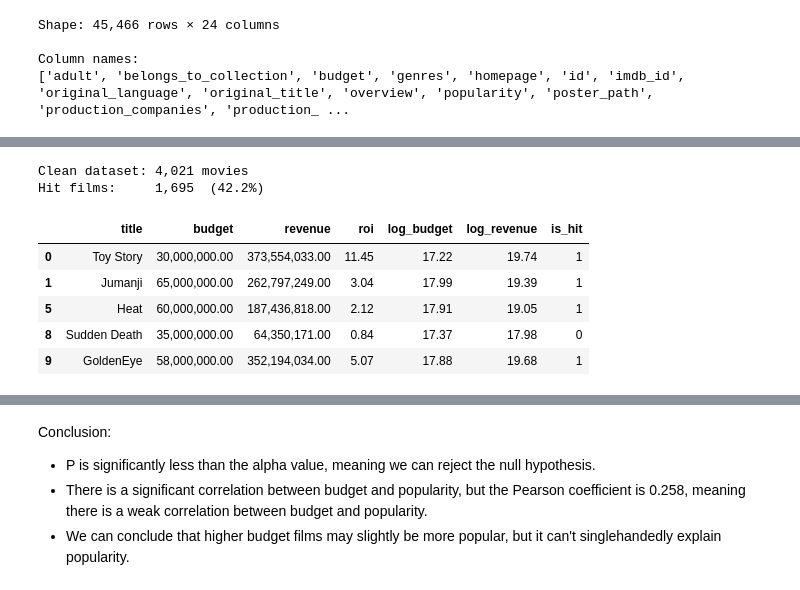
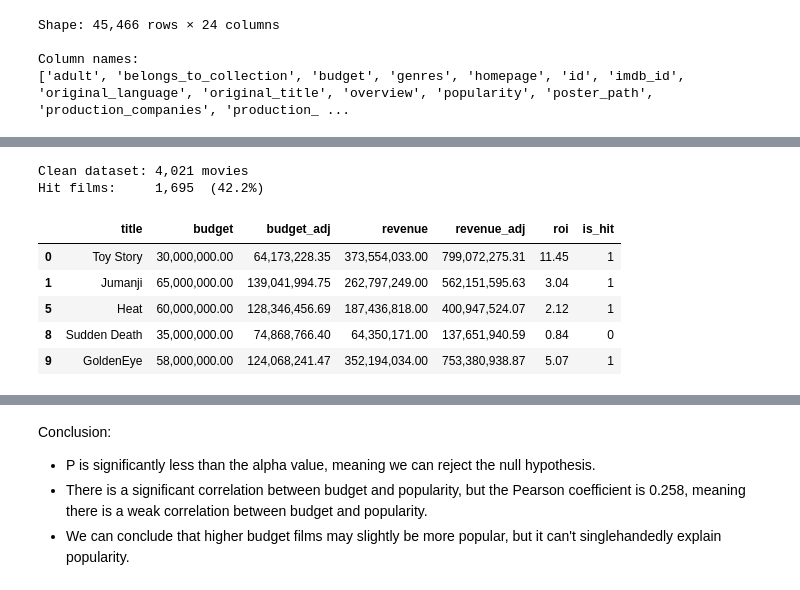
Before and after one commit to DheebhanJeganathan06/CMSC320-Final-Project, a Jupyter notebook: cmsc_320_final_project_checkpoint_2.ipynb, the cells around one changed output, grey strips where cells are left out. Cells and saved outputs as stored; diff of their text form; code cells hidden in the pictures.

```diff
--- a/cmsc_320_final_project_checkpoint_2.ipynb
+++ b/cmsc_320_final_project_checkpoint_2.ipynb
@@ -165,5 +254,5 @@ Parsed columns created.
 # %%
-# Convert to numeric — coerce bad strings to NaN
+# Converting numeric columns to integers/floats, coercing errors to NaN for later handling
 numeric_cols = ['budget', 'revenue', 'runtime', 'vote_average',
                 'vote_count', 'popularity']
 
@@ -176,9 +265,13 @@ df['release_year']  = df['release_date'].dt.year
 df['release_month'] = df['release_date'].dt.month
 df['release_dow']   = df['release_date'].dt.dayofweek   # 0=Mon … 6=Sun
 
-# Boolean: is the film released in the traditional summer window?
-df['is_summer'] = df['release_month'].isin([5, 6, 7, 8])
+# Inflation-adjusted budget and revenue (2026 ($USD))
+df['budget_adj']  = df.apply(
+    lambda row: adjust_for_inflation(row['budget'],  row['release_year']), axis=1)
+df['revenue_adj'] = df.apply(
+    lambda row: adjust_for_inflation(row['revenue'], row['release_year']), axis=1)
 
-print('Numeric parsing complete.')
-df[['title', 'budget', 'revenue', 'runtime', 'release_year', 'is_summer']].head()
+print('Numeric parsing + inflation adjustment complete.')
+df[['title', 'release_year', 'budget', 'budget_adj', 'revenue', 'revenue_adj',
+    'runtime']].head()
 # %% [output]
@@ -192,37 +285,40 @@ Numeric parsing complete.
 # %%
-# clean dataset (post-parsing) example data
-
+# clean dataset creation
 df_clean = df[
     (df['budget']       >  1_000) &
     (df['revenue']      >  1_000) &
     (df['vote_count']   >= 50)    &
     (df['release_year'] >= 1980)  &
     (df['release_year'] <= 2017)
 ].copy()
 
-# Derived financial metrics
+# financial metrics derivation
 df_clean['roi']         = (df_clean['revenue'] - df_clean['budget']) / df_clean['budget']
 df_clean['log_revenue'] = np.log1p(df_clean['revenue'])
 df_clean['log_budget']  = np.log1p(df_clean['budget'])
 df_clean['profit']      = df_clean['revenue'] - df_clean['budget']
 
-# Binary "hit" label (used in Checkpoint 3 ML) — profitable AND well-rated
+# inflation-adjusted budget and revenue columns added to clean df
+df_clean['budget_adj']  = df.loc[df_clean.index, 'budget_adj']
+df_clean['revenue_adj'] = df.loc[df_clean.index, 'revenue_adj']
+
+# Binary "hit" label (we might incorporate this as part of our Checkpoint #3 solution w/ ML Linear Regressions)
 df_clean['is_hit'] = (
     (df_clean['roi'] > 0) &
     (df_clean['vote_average'] >= df_clean['vote_average'].median())
 ).astype(int)
 
 print(f'Clean dataset: {df_clean.shape[0]:,} movies')
 print(f'Hit films:     {df_clean["is_hit"].sum():,}  '
       f'({df_clean["is_hit"].mean()*100:.1f}%)')
-df_clean[['title', 'budget', 'revenue', 'roi', 'log_budget', 'log_revenue', 'is_hit']].head()
+df_clean[['title', 'budget', 'budget_adj', 'revenue', 'revenue_adj', 'roi', 'is_hit']].head()
 # %% [output]
 Clean dataset: 4,021 movies
 Hit films:     1,695  (42.2%)
-|  | title | budget | revenue | roi | log_budget | log_revenue | is_hit |
-| 0 | Toy Story | 30,000,000.00 | 373,554,033.00 | 11.45 | 17.22 | 19.74 | 1 |
-| 1 | Jumanji | 65,000,000.00 | 262,797,249.00 | 3.04 | 17.99 | 19.39 | 1 |
-| 5 | Heat | 60,000,000.00 | 187,436,818.00 | 2.12 | 17.91 | 19.05 | 1 |
-| 8 | Sudden Death | 35,000,000.00 | 64,350,171.00 | 0.84 | 17.37 | 17.98 | 0 |
-| 9 | GoldenEye | 58,000,000.00 | 352,194,034.00 | 5.07 | 17.88 | 19.68 | 1 |
+|  | title | budget | budget_adj | revenue | revenue_adj | roi | is_hit |
+| 0 | Toy Story | 30,000,000.00 | 64,173,228.35 | 373,554,033.00 | 799,072,275.31 | 11.45 | 1 |
+| 1 | Jumanji | 65,000,000.00 | 139,041,994.75 | 262,797,249.00 | 562,151,595.63 | 3.04 | 1 |
+| 5 | Heat | 60,000,000.00 | 128,346,456.69 | 187,436,818.00 | 400,947,524.07 | 2.12 | 1 |
+| 8 | Sudden Death | 35,000,000.00 | 74,868,766.40 | 64,350,171.00 | 137,651,940.59 | 0.84 | 0 |
+| 9 | GoldenEye | 58,000,000.00 | 124,068,241.47 | 352,194,034.00 | 753,380,938.87 | 5.07 | 1 |
 # %%
```
Also changed, not shown: parts of 32 cells of this notebook, 6 other files.
